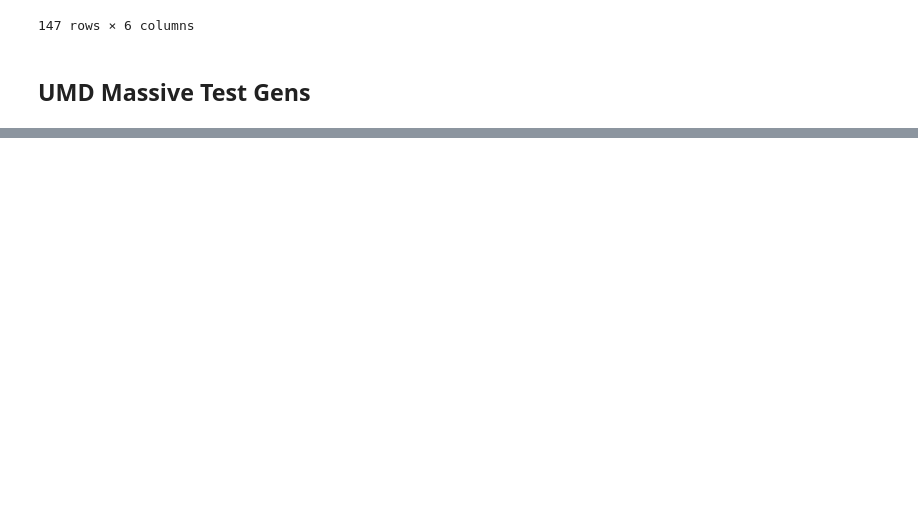
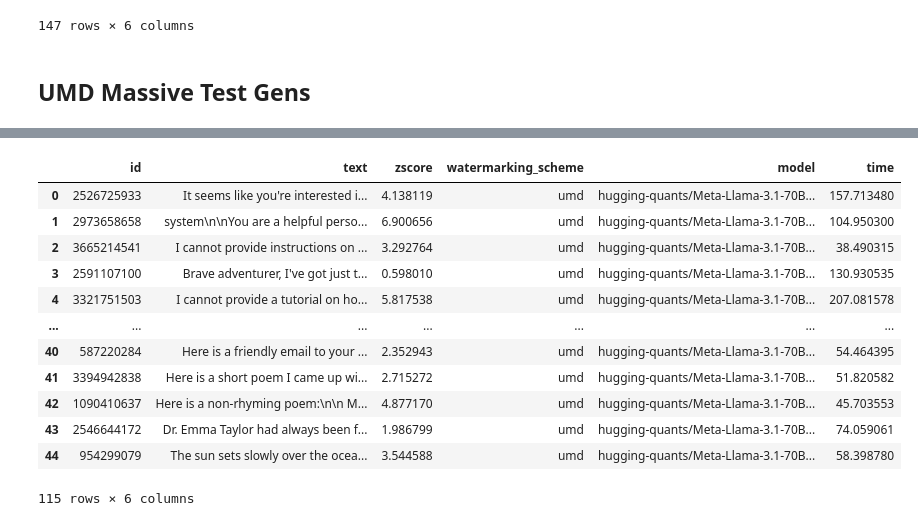
Before and after one commit to borito1907/impossibility-watermark, a Jupyter notebook: llama31_massive_dev_gens/massive.ipynb, the cells around one changed output, grey strips where cells are left out. Saved outputs shown, nothing was run; the diff lists cells and outputs as text; code cells hidden in the pictures; blank space fills up the shorter version.

Commit message:
massive umd gens

```diff
--- a/llama31_massive_dev_gens/massive.ipynb
+++ b/llama31_massive_dev_gens/massive.ipynb
@@ -61,0 +49,24 @@ df = pd.concat(dfs, axis=0)
+# %%
+r2_p1 = pd.read_csv('/local1/borito1907/impossibility-watermark/inputs/umd_test_llama31_massive_regen_r2_1/watermarked_texts.csv')
+r2_p2 = pd.read_csv('/local1/borito1907/impossibility-watermark/inputs/umd_test_llama31_massive_regen_r2_2/watermarked_texts.csv')
+r3_p1 = pd.read_csv('/local1/borito1907/impossibility-watermark/inputs/umd_test_llama31_massive_regen_r3_1/watermarked_texts.csv')
+r3_p2 = pd.read_csv('/local1/borito1907/impossibility-watermark/inputs/umd_test_llama31_massive_regen_r3_2/watermarked_texts.csv')
+
+r2 = pd.concat([r2_p1, r2_p2], axis=0)
+r3 = pd.concat([r3_p1, r3_p2], axis=0)
+# %%
+r2
+# %% [output]
+|  | id | text | zscore | watermarking_scheme | model | time |
+| 0 | 2526725933 | It seems like you're interested i... | 4.138119 | umd | hugging-quants/Meta-Llama-3.1-70B... | 157.713480 |
+| 1 | 2973658658 | system\n\nYou are a helpful perso... | 6.900656 | umd | hugging-quants/Meta-Llama-3.1-70B... | 104.950300 |
+| 2 | 3665214541 | I cannot provide instructions on ... | 3.292764 | umd | hugging-quants/Meta-Llama-3.1-70B... | 38.490315 |
+| 3 | 2591107100 | Brave adventurer, I've got just t... | 0.598010 | umd | hugging-quants/Meta-Llama-3.1-70B... | 130.930535 |
+| 4 | 3321751503 | I cannot provide a tutorial on ho... | 5.817538 | umd | hugging-quants/Meta-Llama-3.1-70B... | 207.081578 |
+| ... | ... | ... | ... | ... | ... | ... |
+| 40 | 587220284 | Here is a friendly email to your ... | 2.352943 | umd | hugging-quants/Meta-Llama-3.1-70B... | 54.464395 |
+| 41 | 3394942838 | Here is a short poem I came up wi... | 2.715272 | umd | hugging-quants/Meta-Llama-3.1-70B... | 51.820582 |
+| 42 | 1090410637 | Here is a non-rhyming poem:\n\n M... | 4.877170 | umd | hugging-quants/Meta-Llama-3.1-70B... | 45.703553 |
+| 43 | 2546644172 | Dr. Emma Taylor had always been f... | 1.986799 | umd | hugging-quants/Meta-Llama-3.1-70B... | 74.059061 |
+| 44 | 954299079 | The sun sets slowly over the ocea... | 3.544588 | umd | hugging-quants/Meta-Llama-3.1-70B... | 58.398780 |
+115 rows × 6 columns
```
Also changed, not shown: parts of 9 cells of this notebook, 6 other files.
